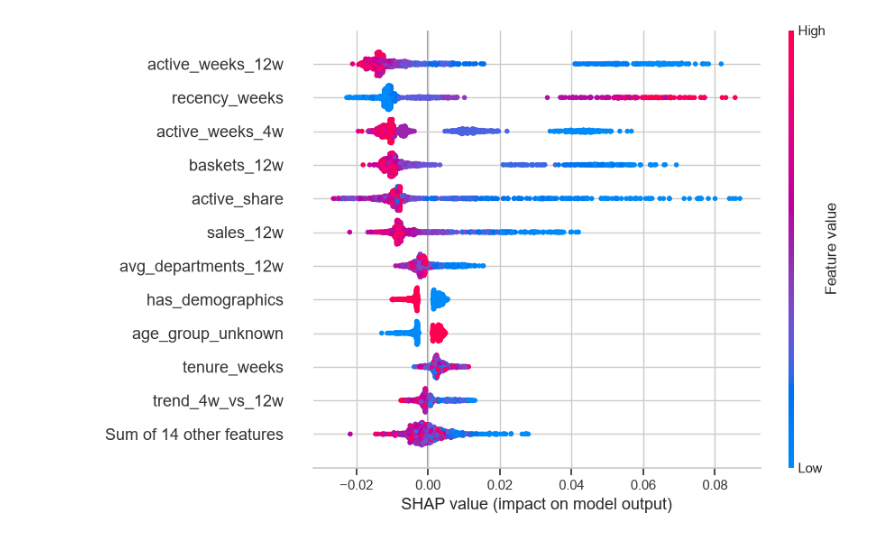
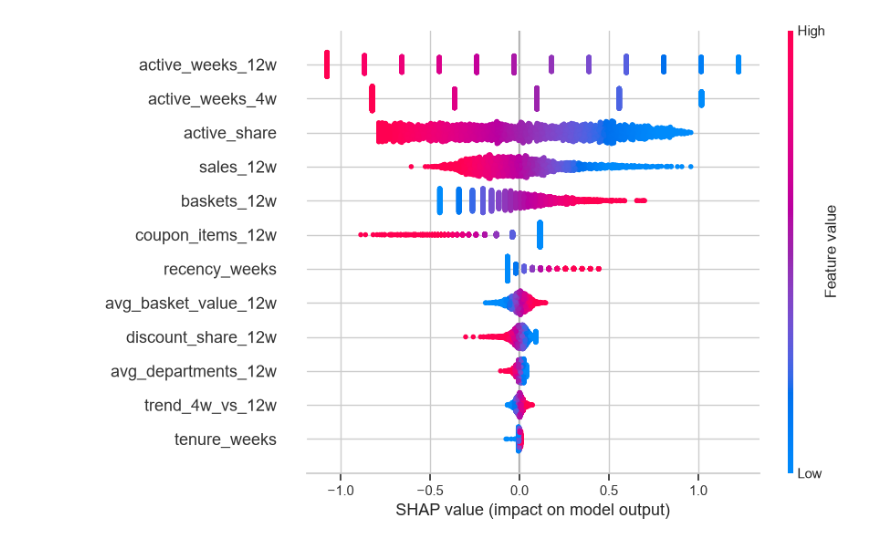
Before and after one commit to NamAnh-dev/Dunnhumby-retention-campaign, a Jupyter notebook: notebooks/03_explain_and_business.ipynb, the cells around one changed output. Cells and saved outputs as stored; diff of their text form; code cells hidden in the pictures.

```diff
--- a/notebooks/03_explain_and_business.ipynb
+++ b/notebooks/03_explain_and_business.ipynb
@@ -47,20 +103,11 @@ warnings.filterwarnings("ignore", message="IProgress not found")   # harmless me
 import shap
 from src.features import build_scoring_table, load_inputs
 
-weekly, demographics = load_inputs()
-latest = build_scoring_table(weekly, demographics, cutoff=int(weekly["week_no"].max()))
+weekly, _ = load_inputs()
+latest = build_scoring_table(weekly, cutoff=int(weekly["week_no"].max()))
 X = pd.DataFrame(model["prep"].transform(latest[FEATURES]), columns=model["prep"].get_feature_names_out())
-sample = X.sample(800, random_state=0)
-clf = model[-1]
-if hasattr(clf, "coef_"):          # linear model
-    explainer = shap.LinearExplainer(clf, X.sample(200, random_state=1))
-else:                              # tree models (random forest, LightGBM)
-    explainer = shap.TreeExplainer(clf)
-sv = explainer(sample)
-if sv.values.ndim == 3:            # some tree models return one set of values per class: keep the "churn" class
-    sv = sv[:, :, 1]
-
-shap.plots.bar(sv, max_display=12, show=False)
-plt.title("Mean |SHAP value| (importance)")
-plt.show()
+explainer = shap.LinearExplainer(clf, shap.maskers.Independent(X, max_samples=len(X)))   # average = these households
+sv = explainer(X)
+by_hand = clf.coef_[0] * (X - X.mean())
+print(f"{len(X):,} households | largest gap between SHAP and coef x (value - mean): {np.abs(sv.values - by_hand.to_numpy()).max():.1e}")
 # %% [output]
@@ -68,7 +115,6 @@ plt.show()
 # %%
 shap.plots.beeswarm(sv, max_display=12, show=False)
-fig = plt.gcf()
-fig.savefig(FIGURES_DIR / "shap_beeswarm.png", dpi=120, bbox_inches="tight")
+plt.gcf().savefig(FIGURES_DIR / "shap_beeswarm.png", dpi=120, bbox_inches="tight")
 plt.show()
 # %% [output]
-[figure, old version]
+[figure, new version]
```
Also changed, not shown: parts of 23 cells of this notebook, 4 other files.
